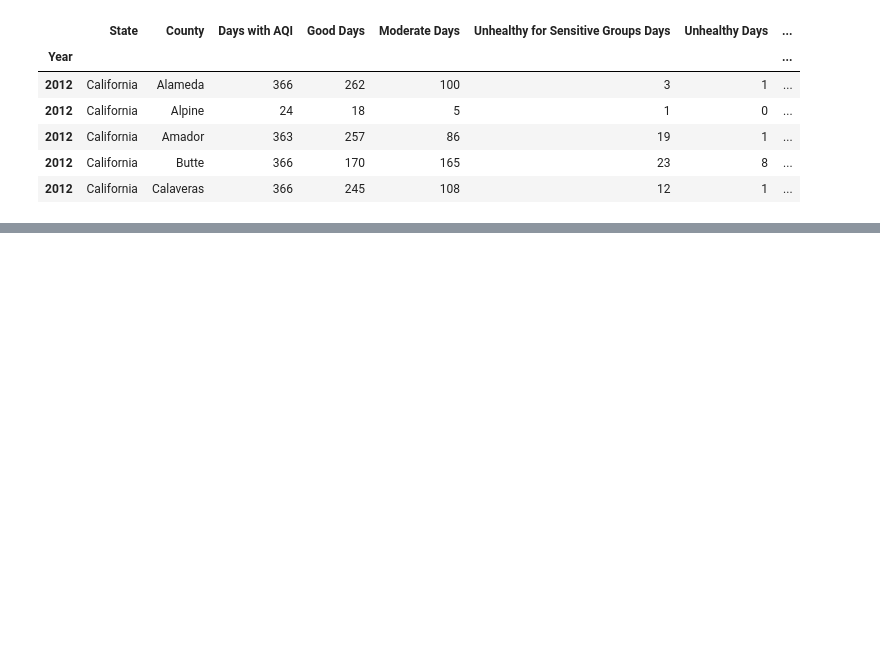
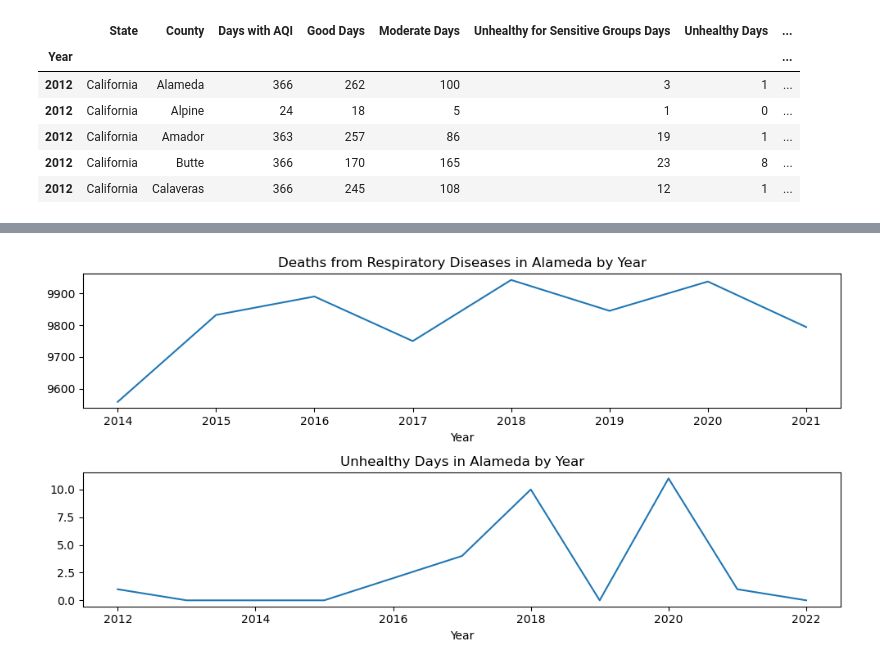
Before and after one commit to ralatorr/project_4, a Jupyter notebook: alexspradling.ipynb, the cells around one changed output, grey strips where cells are left out. Saved outputs shown, nothing was run; the diff lists cells and outputs as text; code cells hidden in the pictures; blank space fills up the shorter version.

Commit message:
Added 2 health datasets and function to explore intersection of air quality and various causes of mortality at  county level for 2014-22

```diff
--- a/alexspradling.ipynb
+++ b/alexspradling.ipynb
@@ -13,6 +13,12 @@ read in EPA air_quality .csv files
 # %%
 # read in each CSV file in air_quality_data directory and concatenate them into one dataframe
 air_quality_data = pd.concat([pd.read_csv('air_quality_data/{}'.format(file)) for file in os.listdir('air_quality_data')])
+
+# life expectancy data by CA county
+life_expectancy = pd.read_csv('health_data/Vital_Signs_Life_Expectancy_by_county.csv')
+
+# mortality tables for CA counties from 2014-2022
+mortality = pd.read_csv('health_data/mortality.csv')
 # %% [markdown]
 Filter `air_quality_data` down to only California
 # %%
@@ -33,0 +69,30 @@ ca_df.head()
+# %%
+# deaths likely attributable to air pollution
+respiratory_diseases = ['CLD', 'CAN', 'PNF', 'HTD']
+# %%
+def plot_air_quality_by_county(county, air_qual, diseases):
+    """
+    Plots the number of deaths from a specified set of diseases in a given county,
+    and the amount of specified air quality days in that county, on separate subplots.
+
+    Args:
+        county (str): The name of the county to plot data for.
+        air_qual (str): The type of air quality to plot data for.
+        diseases (list): A list of strings representing the names of the diseases to plot data for.
+    """
+    # create figure and subplots
+    fig, ax = plt.subplots(2, 1, figsize=(10, 10))
+
+    # query mortality df
+    mortality.query(f'County == "{county}" and Strata == "Total Population" and Cause in {diseases}').groupby('Year')['Count'].sum().plot(kind='line', figsize=(10, 5), title=f'Deaths from Respiratory Diseases in {county} by Year', ax=ax[0])
+
+
+    # overlay line plot of unhealthy days from ca_df log scale
+    ca_df.query(f'County == "{county}"').groupby('Year')[air_qual].sum().plot(kind='line', figsize=(10, 5), title=f'{air_qual} in {county} by Year', ax=ax[1])
+
+    # tight layout
+    plt.tight_layout()
+# %%
+plot_air_quality_by_county('Alameda', 'Unhealthy Days', respiratory_diseases)
+# %% [output]
+[figure, added]
```
Also changed, not shown: parts of 2 cells of this notebook, 2 other files.
